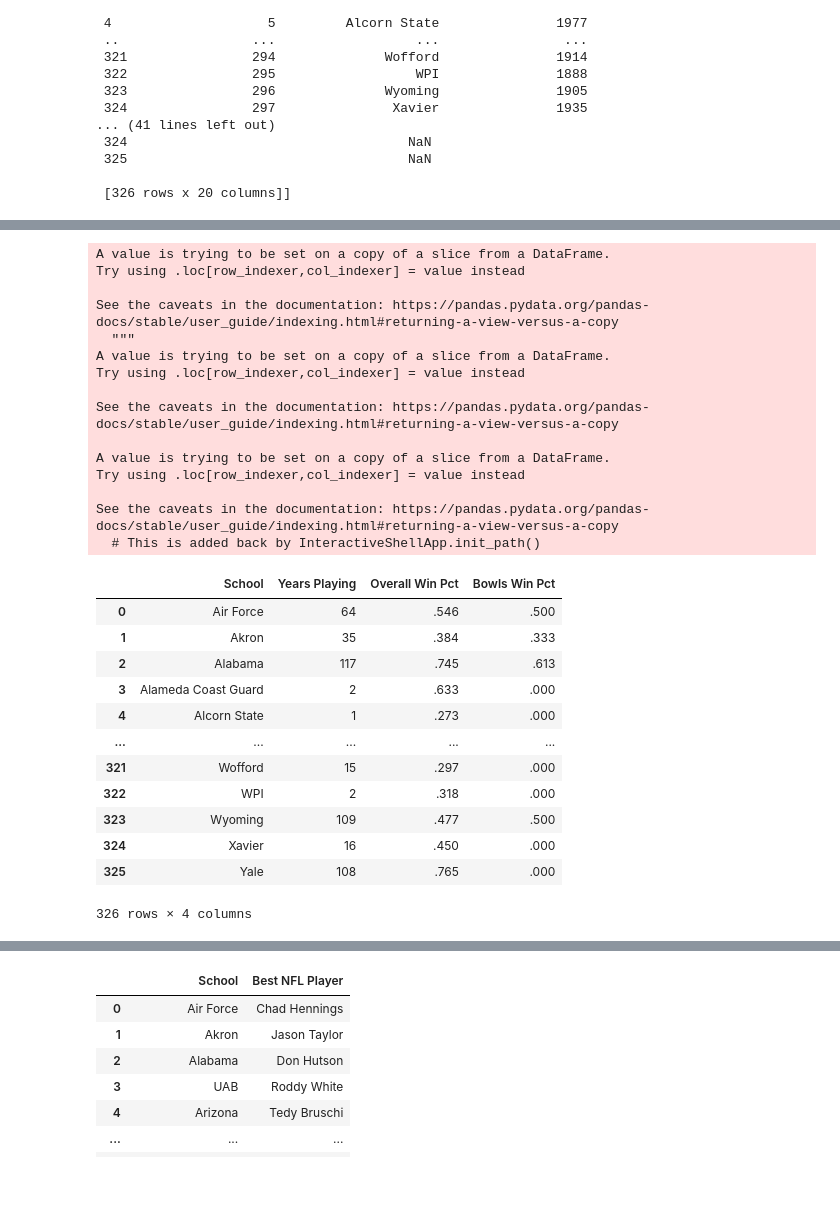
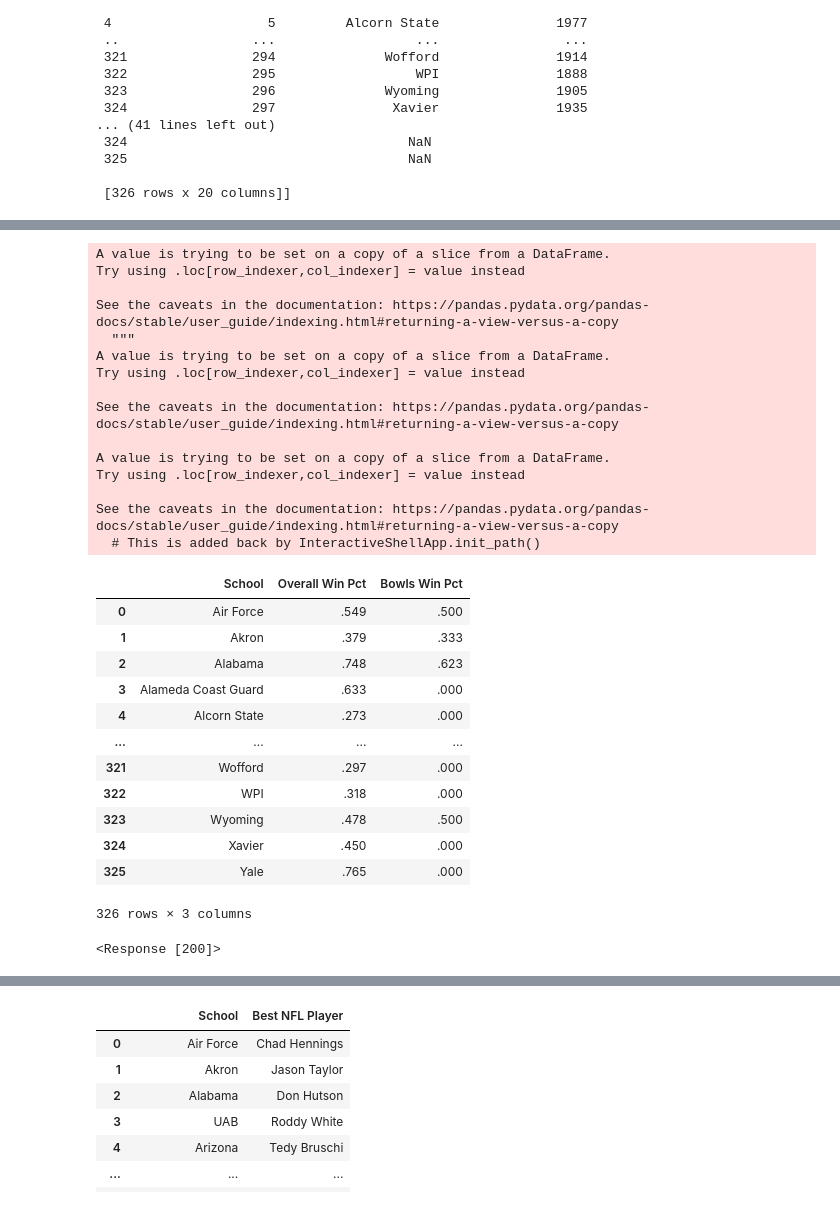
Before and after one commit to swillia75/ETL-project, a Jupyter notebook: CFB ETL Challenge Project.ipynb, the cells around one changed output, grey strips where cells are left out. Drawn from its saved outputs; the diff is of its cells as text; code cells hidden in the pictures.

Commit message:
cleaned extract section

```diff
--- a/CFB ETL Challenge Project.ipynb
+++ b/CFB ETL Challenge Project.ipynb
@@ -92,7 +92,7 @@ tables
 
 cfb_df = tables[0]
 cfb_df.columns = ['Rank', 'School', 'From', 'To', 'Years Playing', 'Overall G', 'Overall W', 'Overall L', 'Overall T', 'Overall Win Pct',
-                 'Bowls G', 'Bowls W', 'Bowls L', 'Bowls T', 'Bowls Win Pct', 'SRS', 'SOS', 'AP', 'CC']
+                 'Bowls G', 'Bowls W', 'Bowls L', 'Bowls T', 'Bowls Win Pct', 'SRS', 'SOS', 'AP', 'CC', 'Notes']
 
 cfb_df.head()
 # %% [output]
@@ -100,51 +105,54 @@ ValueError: Length mismatch: Expected axis has 20 elements, new values have 19 e
 # %%
-#Clean Historic data frame by:
+#Clean Historic dataframe by:
 #selecting columns
-clean_historic_cfb_df = cfb_df[["School", "Years Playing", "Overall Win Pct", "Bowls Win Pct"]]
+clean_historic_cfb_df = cfb_df[["School", "Overall Win Pct", "Bowls Win Pct"]]
 
 clean_historic_cfb_df["School"] = clean_historic_cfb_df["School"].astype(str)
 
 #replacing Bowls Win Pct NAN with 0
 clean_historic_cfb_df["Bowls Win Pct"] = clean_historic_cfb_df["Bowls Win Pct"].replace(np.nan, ".000")
 
 #Stripping white space from School for merging
 clean_historic_cfb_df["School"] = clean_historic_cfb_df["School"].str.strip()
 
 clean_historic_cfb_df
 # %% [output]
 A value is trying to be set on a copy of a slice from a DataFrame.
 Try using .loc[row_indexer,col_indexer] = value instead
 
 See the caveats in the documentation: https://pandas.pydata.org/pandas-docs/stable/user_guide/indexing.html#returning-a-view-versus-a-copy
   """
 A value is trying to be set on a copy of a slice from a DataFrame.
 Try using .loc[row_indexer,col_indexer] = value instead
 
 See the caveats in the documentation: https://pandas.pydata.org/pandas-docs/stable/user_guide/indexing.html#returning-a-view-versus-a-copy
 
 A value is trying to be set on a copy of a slice from a DataFrame.
 Try using .loc[row_indexer,col_indexer] = value instead
 
 See the caveats in the documentation: https://pandas.pydata.org/pandas-docs/stable/user_guide/indexing.html#returning-a-view-versus-a-copy
   # This is added back by InteractiveShellApp.init_path()
-|  | School | Years Playing | Overall Win Pct | Bowls Win Pct |
-| 0 | Air Force | 64 | .546 | .500 |
-| 1 | Akron | 35 | .384 | .333 |
-| 2 | Alabama | 117 | .745 | .613 |
-| 3 | Alameda Coast Guard | 2 | .633 | .000 |
-| 4 | Alcorn State | 1 | .273 | .000 |
-| ... | ... | ... | ... | ... |
-| 321 | Wofford | 15 | .297 | .000 |
-| 322 | WPI | 2 | .318 | .000 |
-| 323 | Wyoming | 109 | .477 | .500 |
-| 324 | Xavier | 16 | .450 | .000 |
-| 325 | Yale | 108 | .765 | .000 |
+|  | School | Overall Win Pct | Bowls Win Pct |
+| 0 | Air Force | .549 | .500 |
+| 1 | Akron | .379 | .333 |
+| 2 | Alabama | .748 | .623 |
+| 3 | Alameda Coast Guard | .633 | .000 |
+| 4 | Alcorn State | .273 | .000 |
+| ... | ... | ... | ... |
+| 321 | Wofford | .297 | .000 |
+| 322 | WPI | .318 | .000 |
+| 323 | Wyoming | .478 | .500 |
+| 324 | Xavier | .450 | .000 |
+| 325 | Yale | .765 | .000 |
-326 rows × 4 columns
+326 rows × 3 columns
 # %%
 #request data from bleacher report for the best nfl player from every football team
 player_url = "https://bleacherreport.com/articles/1007941-the-best-nfl-player-from-every-college-football-team"
 
 response = requests.get(player_url)
+response
+# %% [output]
+<Response [200]>
 # %%
 #Create BeautifulSoup object
 player_soup = bs(response.text, 'html.parser')
```
Also changed, not shown: parts of 3 cells of this notebook.
